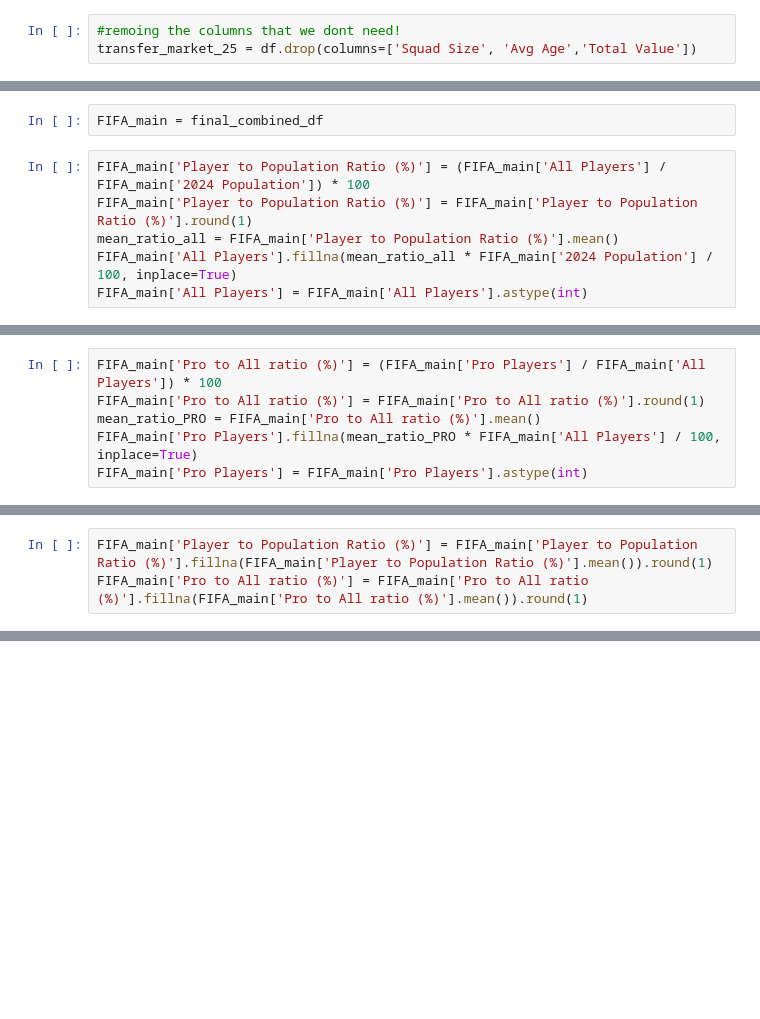
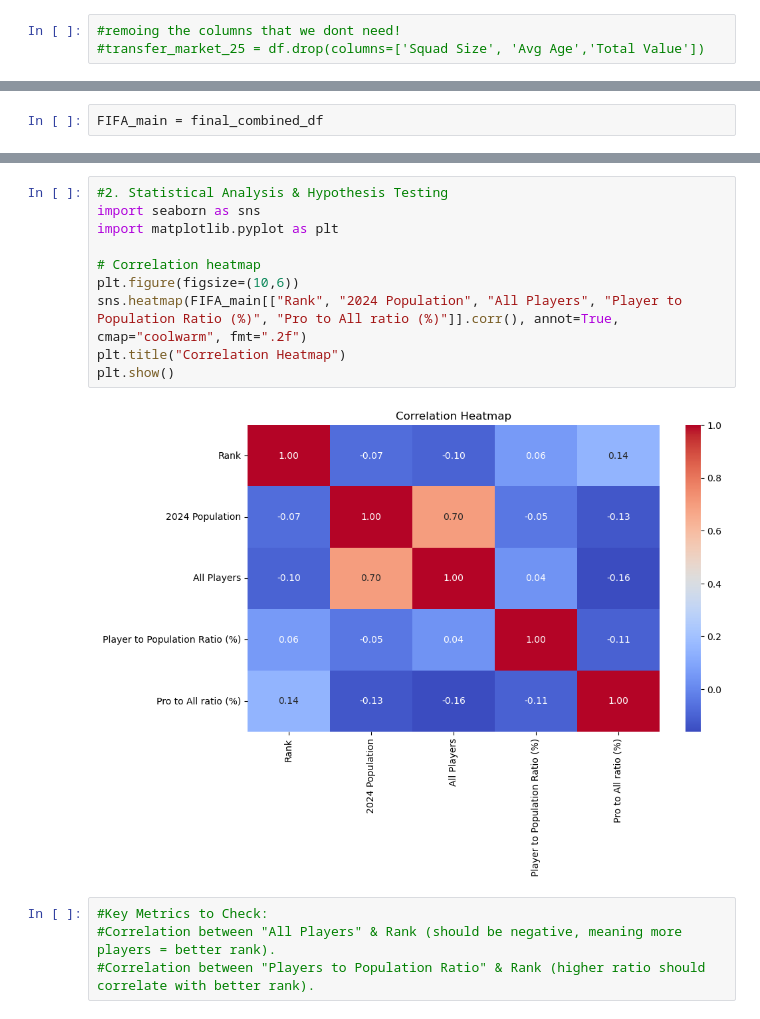
Before and after one commit to ahmad2025-ai/Project_1, a Jupyter notebook: Main.ipynb, the cells around one changed output, grey strips where cells are left out. Saved outputs shown, nothing was run; the diff lists cells and outputs as text; blank space fills up the shorter version.

Commit message:
regression analysis updated

```diff
--- a/Main.ipynb
+++ b/Main.ipynb
@@ -234,6 +255,6 @@ df.head()
 # %%
 #remoing the columns that we dont need!
-transfer_market_25 = df.drop(columns=['Squad Size', 'Avg Age','Total Value'])
+#transfer_market_25 = df.drop(columns=['Squad Size', 'Avg Age','Total Value'])
 # %%
 transfer_market_25
 # %% [output]
@@ -458,9 +479,3 @@ print(final_combined_df)
 [191 rows x 7 columns]
 # %%
 FIFA_main = final_combined_df
-# %%
-FIFA_main['Player to Population Ratio (%)'] = (FIFA_main['All Players'] / FIFA_main['2024 Population']) * 100
-FIFA_main['Player to Population Ratio (%)'] = FIFA_main['Player to Population Ratio (%)'].round(1)
-mean_ratio_all = FIFA_main['Player to Population Ratio (%)'].mean()
-FIFA_main['All Players'].fillna(mean_ratio_all * FIFA_main['2024 Population'] / 100, inplace=True)
-FIFA_main['All Players'] = FIFA_main['All Players'].astype(int)
@@ -474,6 +481,0 @@ For example, when doing 'df[col].method(value, inplace=True)', try using 'df.met
-# %%
-FIFA_main['Pro to All ratio (%)'] = (FIFA_main['Pro Players'] / FIFA_main['All Players']) * 100
-FIFA_main['Pro to All ratio (%)'] = FIFA_main['Pro to All ratio (%)'].round(1)
-mean_ratio_PRO = FIFA_main['Pro to All ratio (%)'].mean()
-FIFA_main['Pro Players'].fillna(mean_ratio_PRO * FIFA_main['All Players'] / 100, inplace=True)
-FIFA_main['Pro Players'] = FIFA_main['Pro Players'].astype(int)
@@ -487,3 +481,0 @@ For example, when doing 'df[col].method(value, inplace=True)', try using 'df.met
-# %%
-FIFA_main['Player to Population Ratio (%)'] = FIFA_main['Player to Population Ratio (%)'].fillna(FIFA_main['Player to Population Ratio (%)'].mean()).round(1)
-FIFA_main['Pro to All ratio (%)'] = FIFA_main['Pro to All ratio (%)'].fillna(FIFA_main['Pro to All ratio (%)'].mean()).round(1)
@@ -489,0 +491,16 @@ FIFA_main['Pro to All ratio (%)'] = FIFA_main['Pro to All ratio (%)'].fillna(FIF
+# %%
+#2. Statistical Analysis & Hypothesis Testing
+import seaborn as sns
+import matplotlib.pyplot as plt
+
+# Correlation heatmap
+plt.figure(figsize=(10,6))
+sns.heatmap(FIFA_main[["Rank", "2024 Population", "All Players", "Player to Population Ratio (%)", "Pro to All ratio (%)"]].corr(), annot=True, cmap="coolwarm", fmt=".2f")
+plt.title("Correlation Heatmap")
+plt.show()
+# %% [output]
+[figure, added]
+# %%
+#Key Metrics to Check:
+#Correlation between "All Players" & Rank (should be negative, meaning more players = better rank).
+#Correlation between "Players to Population Ratio" & Rank (higher ratio should correlate with better rank).
```
Also changed, not shown: parts of 23 cells of this notebook.
